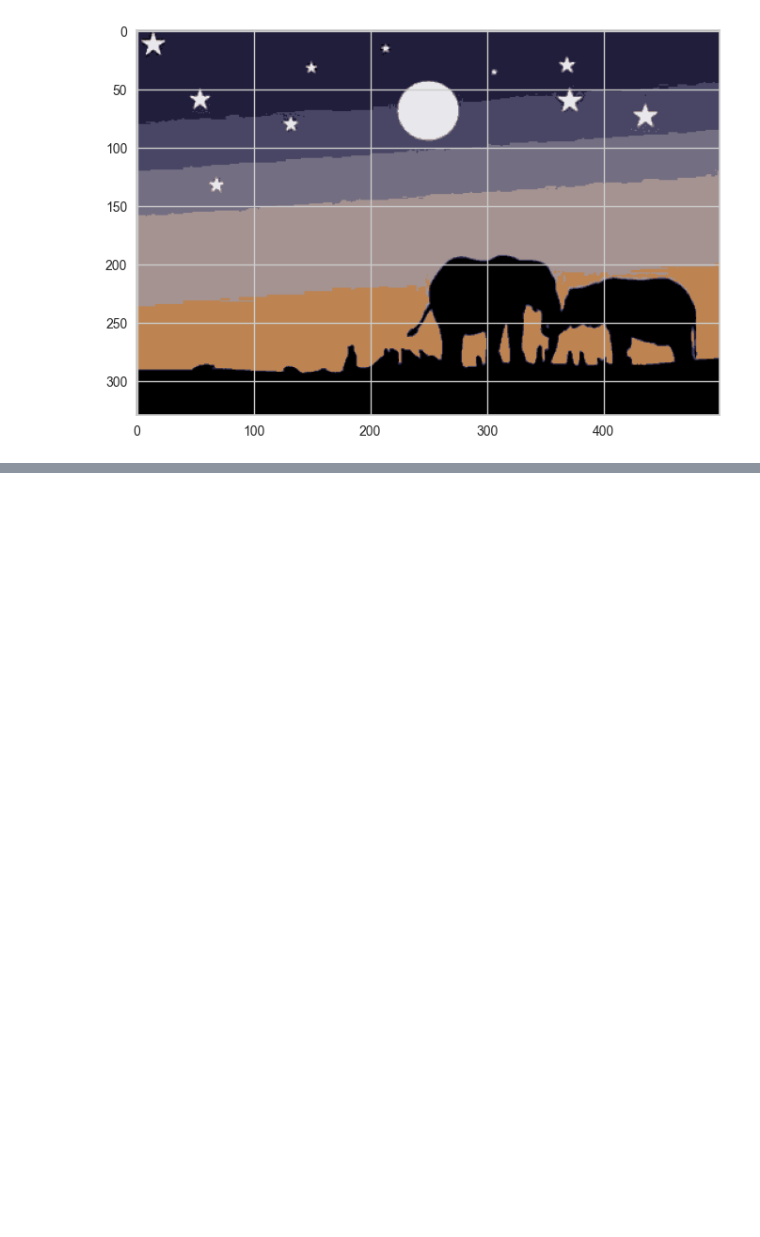
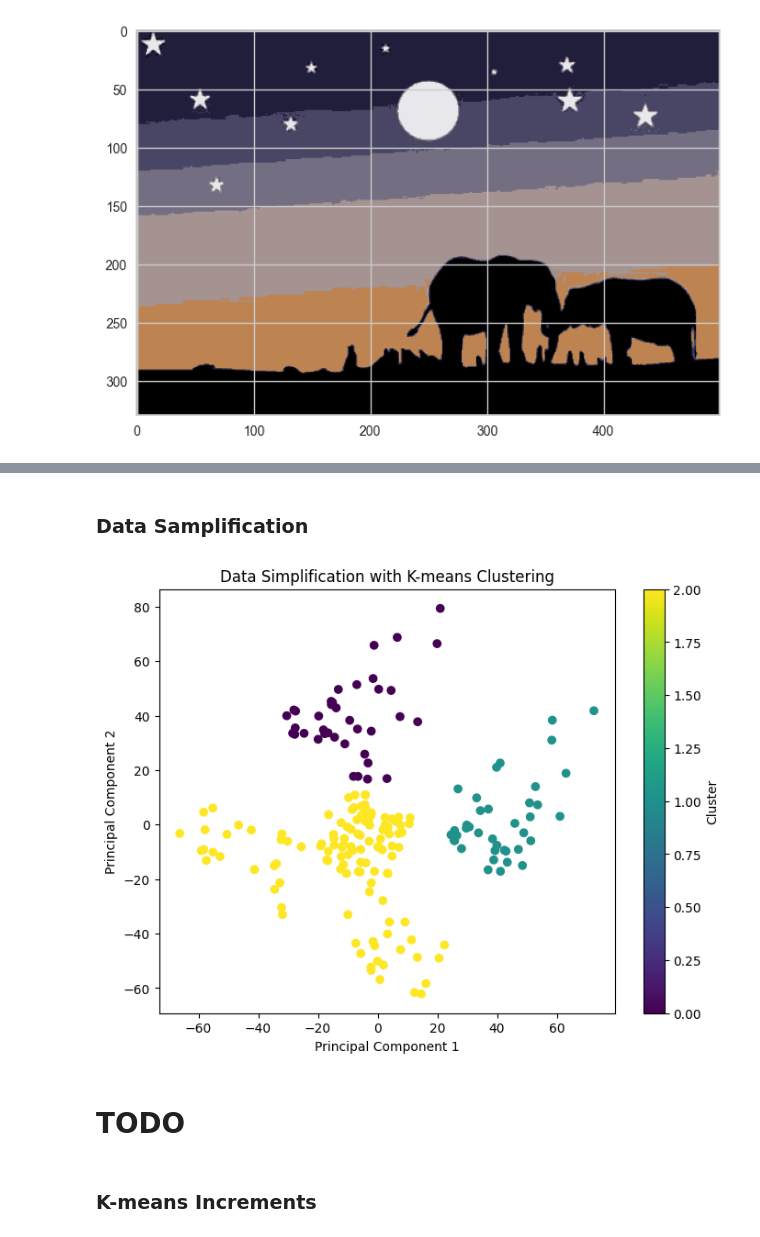
Before and after one commit to AliArabi2022/Machine_learning, a Jupyter notebook: Unsupervised_learning/Clustering.ipynb, the cells around one changed output, grey strips where cells are left out. Drawn from its saved outputs; the diff is of its cells as text; code cells hidden in the pictures; blank space fills up the shorter version.

```diff
--- a/Unsupervised_learning/Clustering.ipynb
+++ b/Unsupervised_learning/Clustering.ipynb
@@ -478,0 +821,25 @@ FileNotFoundError: [Errno 2] No such file or directory: 'Mall_customers.csv'
+# %% [markdown]
+### **Data Samplification**
+# %%
+# Apply K-means clustering
+kmeans = KMeans(n_clusters=3, random_state=0)
+clusters = kmeans.fit_predict(X)
+
+# Visualize the clustering using PCA
+pca = PCA(n_components=2)
+X_reduced = pca.fit_transform(X)
+
+# Plot the clustered data
+plt.figure(figsize=(8, 6))
+plt.scatter(X_reduced[:, 0], X_reduced[:, 1], c=clusters, cmap='viridis')
+plt.title('Data Simplification with K-means Clustering')
+plt.xlabel('Principal Component 1')
+plt.ylabel('Principal Component 2')
+plt.colorbar(label='Cluster')
+plt.show()
+# %% [output]
+[figure, added]
+# %% [markdown]
+# TODO
+# %% [markdown]
+### K-means Increments
```
Also changed, not shown: parts of 70 cells of this notebook, 6 other files.
